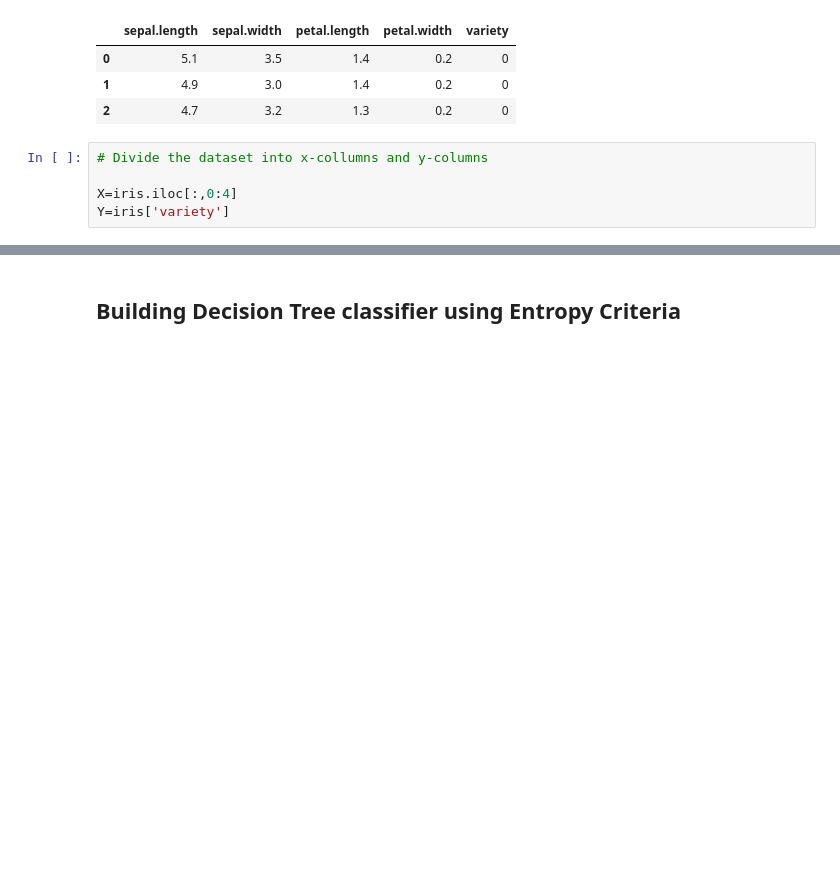
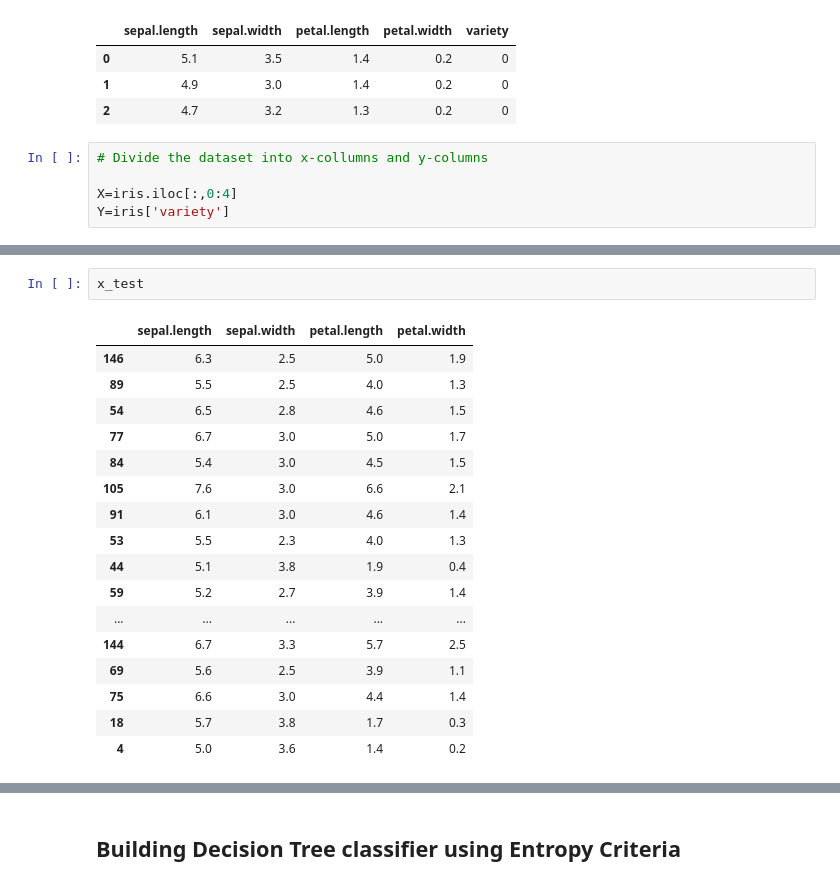
Before and after one commit to Varshita2010/AIML-Tasks, a Jupyter notebook: Iris_Flower_Classification-checkpoint.ipynb, the cells around one changed output, grey strips where cells are left out. Cells and saved outputs as stored; diff of their text form; blank space fills up the shorter version.

```diff
--- a/Iris_Flower_Classification-checkpoint.ipynb
+++ b/Iris_Flower_Classification-checkpoint.ipynb
@@ -204,0 +205,20 @@ x_train
+# %%
+x_test
+# %% [output]
+|  | sepal.length | sepal.width | petal.length | petal.width |
+| 146 | 6.3 | 2.5 | 5.0 | 1.9 |
+| 89 | 5.5 | 2.5 | 4.0 | 1.3 |
+| 54 | 6.5 | 2.8 | 4.6 | 1.5 |
+| 77 | 6.7 | 3.0 | 5.0 | 1.7 |
+| 84 | 5.4 | 3.0 | 4.5 | 1.5 |
+| 105 | 7.6 | 3.0 | 6.6 | 2.1 |
+| 91 | 6.1 | 3.0 | 4.6 | 1.4 |
+| 53 | 5.5 | 2.3 | 4.0 | 1.3 |
+| 44 | 5.1 | 3.8 | 1.9 | 0.4 |
+| 59 | 5.2 | 2.7 | 3.9 | 1.4 |
+| ... | ... | ... | ... | ... |
+| 144 | 6.7 | 3.3 | 5.7 | 2.5 |
+| 69 | 5.6 | 2.5 | 3.9 | 1.1 |
+| 75 | 6.6 | 3.0 | 4.4 | 1.4 |
+| 18 | 5.7 | 3.8 | 1.7 | 0.3 |
+| 4 | 5.0 | 3.6 | 1.4 | 0.2 |
```
Also changed, not shown: parts of 14 cells of this notebook.
